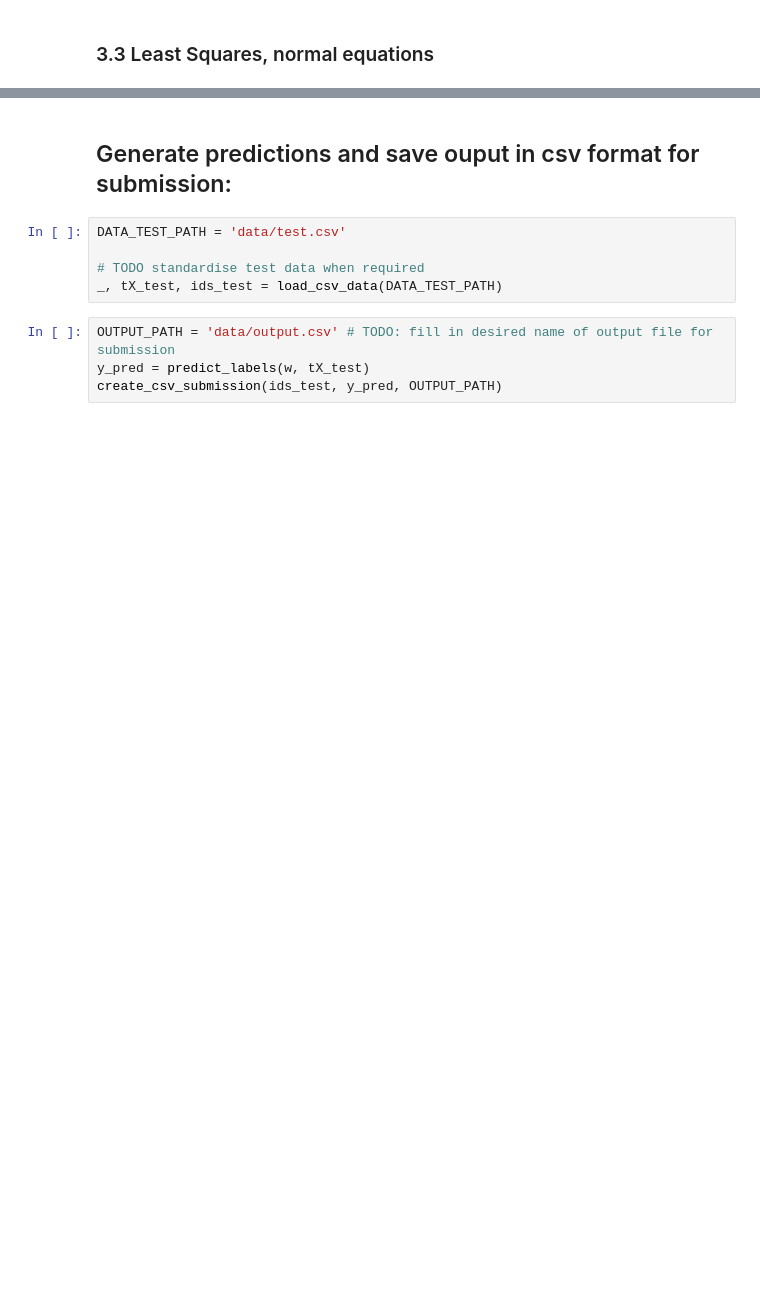
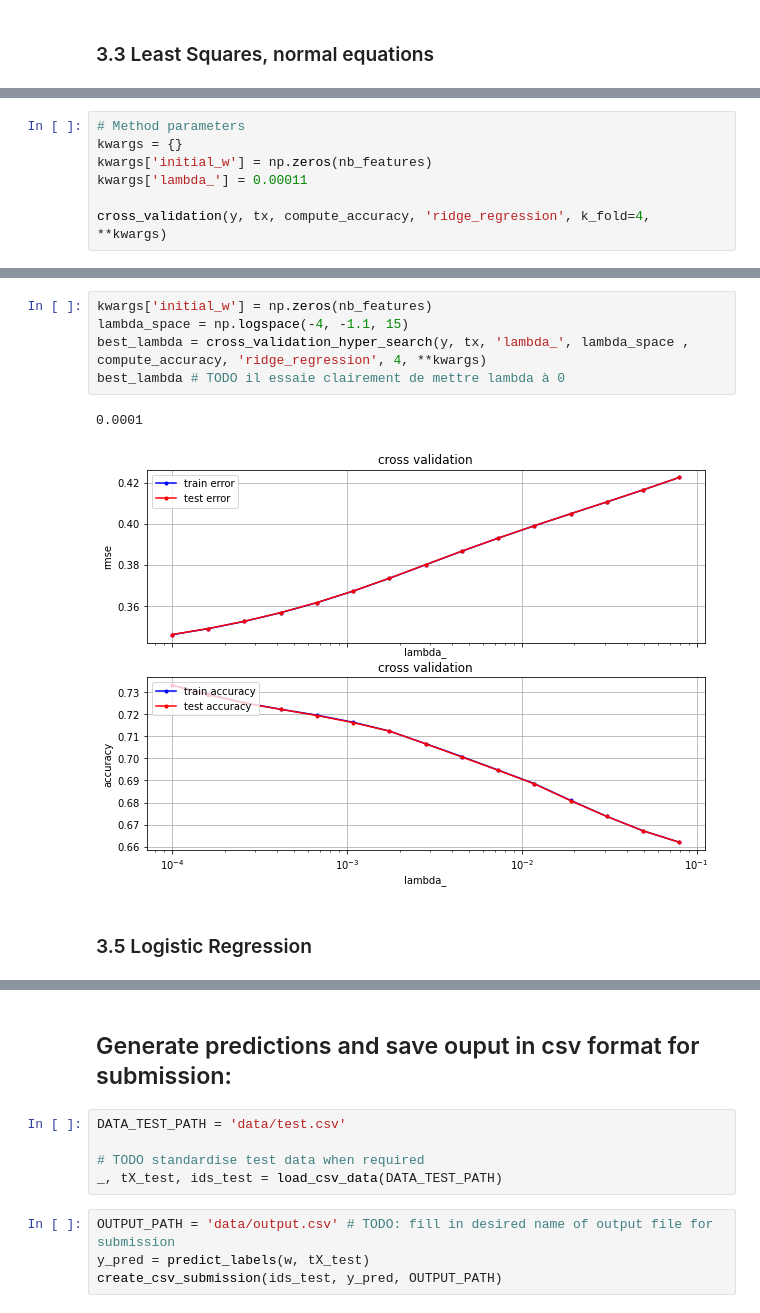
Before and after one commit to Noyt/ML2020_PR1, a Jupyter notebook: project1.ipynb, the cells around one changed output, grey strips where cells are left out. Drawn from its saved outputs; the diff is of its cells as text; blank space fills up the shorter version.

```diff
--- a/project1.ipynb
+++ b/project1.ipynb
@@ -56,0 +159,7 @@ cross_validation(y, tx, compute_accuracy, 'reg_logistic_regression', k_fold=4, *
+# %%
+# Method parameters
+kwargs = {}
+kwargs['initial_w'] = np.zeros(nb_features)
+kwargs['lambda_'] = 0.00011
+
+cross_validation(y, tx, compute_accuracy, 'ridge_regression', k_fold=4, **kwargs)
@@ -175,0 +172,10 @@ def cross_validation_hyper_search(y, x, param_name, search_space, metric, learni
+# %%
+kwargs['initial_w'] = np.zeros(nb_features)
+lambda_space = np.logspace(-4, -1.1, 15)
+best_lambda = cross_validation_hyper_search(y, tx, 'lambda_', lambda_space , compute_accuracy, 'ridge_regression', 4, **kwargs)
+best_lambda # TODO il essaie clairement de mettre lambda à 0
+# %% [output]
+0.0001
+[figure, added]
+# %% [markdown]
+### 3.5 Logistic Regression
```
Also changed, not shown: parts of 29 cells of this notebook, 5 other files.
